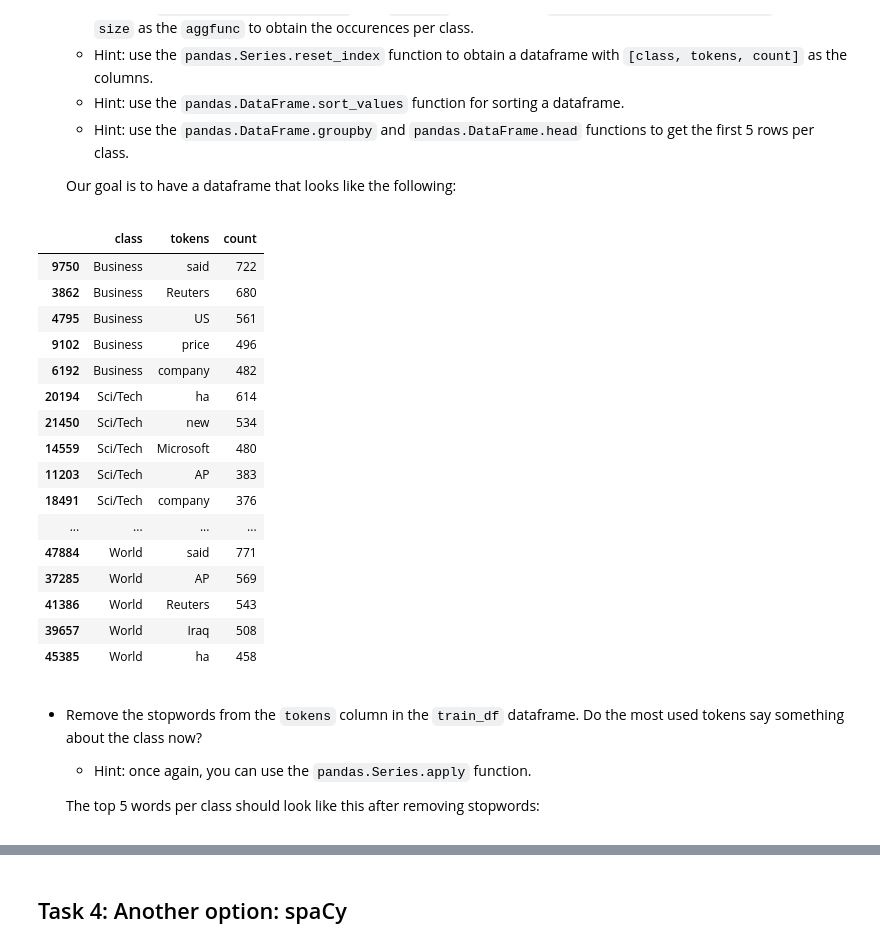
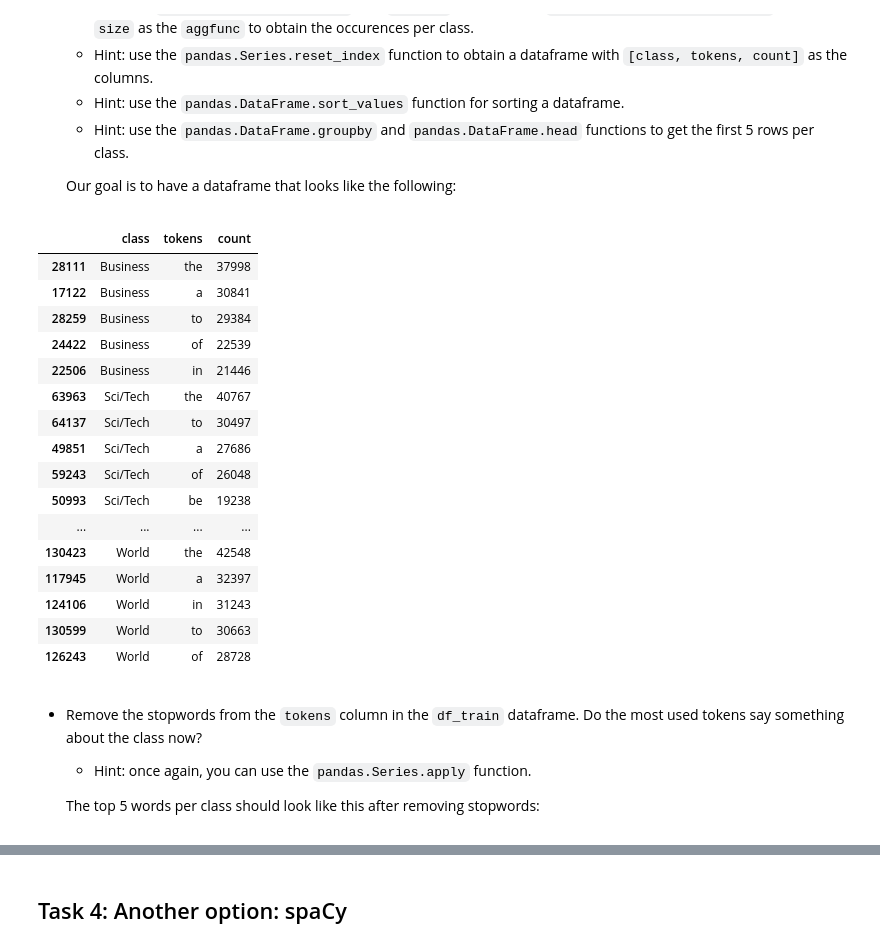
Before and after one commit to MultiX-Amsterdam/data-science-book-uva-2023, a Jupyter notebook: _build/html/_sources/docs/modules/text-data-module/tutorial-text-data.ipynb, the cells around one changed output, grey strips where cells are left out. Drawn from its saved outputs; the diff is of its cells as text; code cells hidden in the pictures.

```diff
--- a/_build/html/_sources/docs/modules/text-data-module/tutorial-text-data.ipynb
+++ b/_build/html/_sources/docs/modules/text-data-module/tutorial-text-data.ipynb
@@ -169,10 +295,10 @@ def answer_remove_stopwords(df):
 # %% [markdown]
 In this task, we will preprocess the text data from the AG News Dataset. First, we need to load the files.
 # %%
-train_df = pd.read_csv('train.csv')
-test_df = pd.read_csv('test.csv')
+df_train = pd.read_csv('train.csv')
+df_test = pd.read_csv('test.csv')
 
-display(train_df, test_df)
+display(df_train, df_test)
 # %% [output]
 |  | Class Index | Title | Description |
 | 0 | 3 | Wall St. Bears Claw Back Into the... | Reuters - Short-sellers, Wall Str... |
@@ -246,8 +372,8 @@ def reformat_data(df):
     df = df[['class_idx', 'class', 'text']]
     return df
 
-train_df = reformat_data(train_df)
-display(train_df)
+df_train = reformat_data(df_train)
+display(df_train)
 # %% [output]
 |  | class_idx | class | text |
 | 0 | 3 | Business | Wall St. Bears Claw Back Into the... |
@@ -354,0 +489,4 @@ KeyboardInterrupt:
+# %%
+# This part of code will take several minutes to run.
+answer_df = answer_tokenize_and_lemmatize(df_train)
+display(answer_df)
@@ -363,27 +518,27 @@ KeyboardInterrupt:
 
     Our goal is to have a dataframe that looks like the following:
 # %%
-display(answer_most_used_words(train_df))
+display(answer_most_used_words(answer_df))
 # %% [output]
 |  | class | tokens | count |
-| 9750 | Business | said | 722 |
-| 3862 | Business | Reuters | 680 |
-| 4795 | Business | US | 561 |
-| 9102 | Business | price | 496 |
-| 6192 | Business | company | 482 |
-| 20194 | Sci/Tech | ha | 614 |
-| 21450 | Sci/Tech | new | 534 |
-| 14559 | Sci/Tech | Microsoft | 480 |
-| 11203 | Sci/Tech | AP | 383 |
-| 18491 | Sci/Tech | company | 376 |
+| 28111 | Business | the | 37998 |
+| 17122 | Business | a | 30841 |
+| 28259 | Business | to | 29384 |
+| 24422 | Business | of | 22539 |
+| 22506 | Business | in | 21446 |
+| 63963 | Sci/Tech | the | 40767 |
+| 64137 | Sci/Tech | to | 30497 |
+| 49851 | Sci/Tech | a | 27686 |
+| 59243 | Sci/Tech | of | 26048 |
+| 50993 | Sci/Tech | be | 19238 |
 | ... | ... | ... | ... |
-| 47884 | World | said | 771 |
-| 37285 | World | AP | 569 |
-| 41386 | World | Reuters | 543 |
-| 39657 | World | Iraq | 508 |
-| 45385 | World | ha | 458 |
+| 130423 | World | the | 42548 |
+| 117945 | World | a | 32397 |
+| 124106 | World | in | 31243 |
+| 130599 | World | to | 30663 |
+| 126243 | World | of | 28728 |
 # %% [markdown]
-- Remove the stopwords from the `tokens` column in the `train_df` dataframe. Do the most used tokens say something about the class now?
+- Remove the stopwords from the `tokens` column in the `df_train` dataframe. Do the most used tokens say something about the class now?
     - Hint: once again, you can use the `pandas.Series.apply` function.
 
     The top 5 words per class should look like this after removing stopwords:
```
Also changed, not shown: parts of 87 cells of this notebook, 58 other files.
